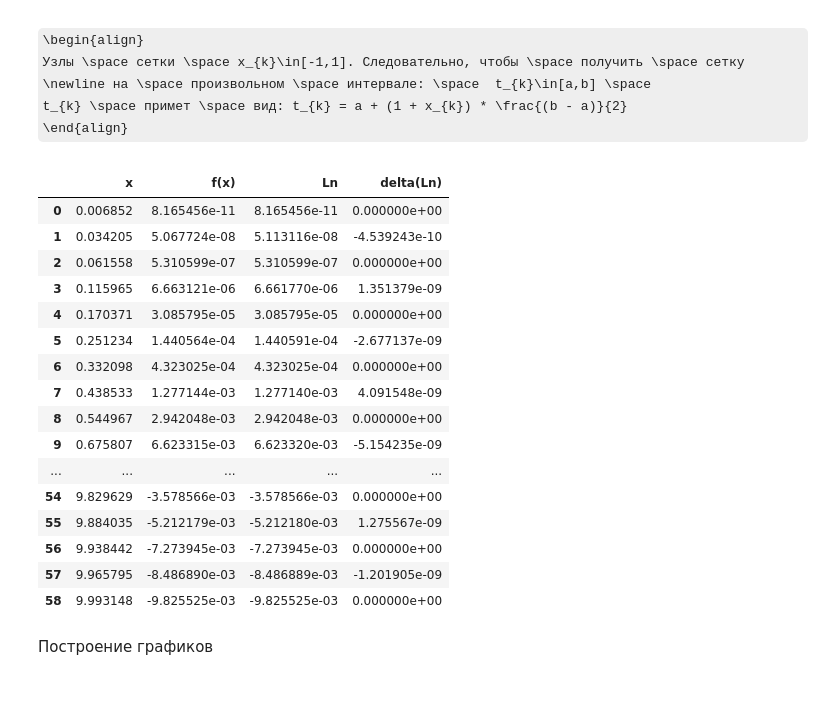
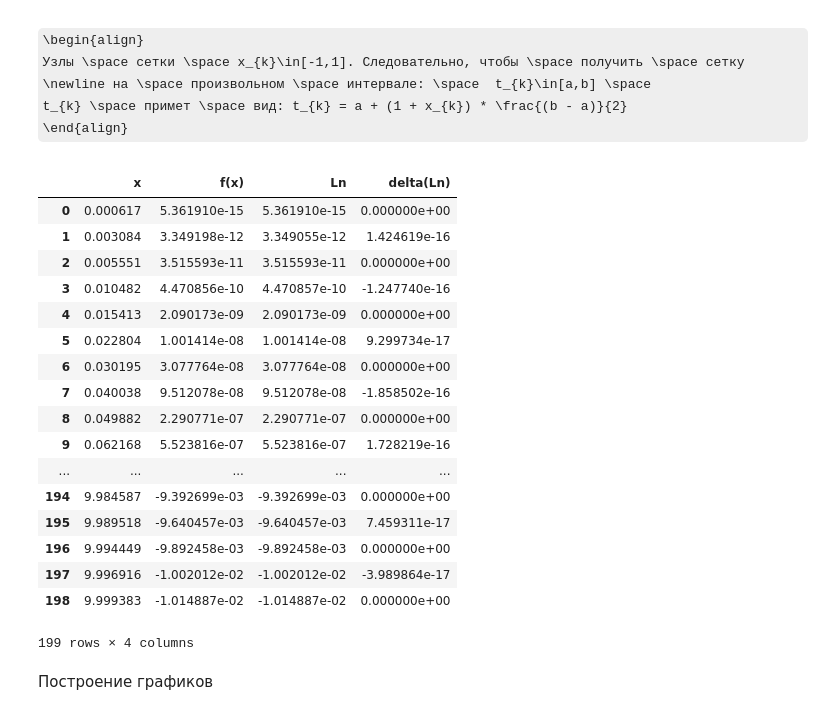
Before and after one commit to neverSleepingOwl/calculus, a Jupyter notebook: lab_1.ipynb, the cells around one changed output. Drawn from its saved outputs; the diff is of its cells as text; code cells hidden in the pictures; some formulas as TeX source.

```diff
--- a/lab_1.ipynb
+++ b/lab_1.ipynb
@@ -178,27 +178,28 @@ t_{k} \space примет \space вид: t_{k} = a + (1 + x_{k}) * \frac{(b - a)
 def chebyshev_poly_range(a,b,n):
     return [a + (1 + x) * (b - a) / 2 for x in chebyshev_poly(n)]
 # %%
-chebyshev_net = chebyshev_poly_range(0,10,30)
+chebyshev_net = chebyshev_poly_range(0,10,100)
 chebyshev_result = get_interpolation_result(f, chebyshev_net, get_check_net(chebyshev_net))
 chebyshev_result
 # %% [output]
 |  | x | f(x) | Ln | delta(Ln) |
-| 0 | 0.006852 | 8.165456e-11 | 8.165456e-11 | 0.000000e+00 |
-| 1 | 0.034205 | 5.067724e-08 | 5.113116e-08 | -4.539243e-10 |
-| 2 | 0.061558 | 5.310599e-07 | 5.310599e-07 | 0.000000e+00 |
-| 3 | 0.115965 | 6.663121e-06 | 6.661770e-06 | 1.351379e-09 |
-| 4 | 0.170371 | 3.085795e-05 | 3.085795e-05 | 0.000000e+00 |
-| 5 | 0.251234 | 1.440564e-04 | 1.440591e-04 | -2.677137e-09 |
-| 6 | 0.332098 | 4.323025e-04 | 4.323025e-04 | 0.000000e+00 |
-| 7 | 0.438533 | 1.277144e-03 | 1.277140e-03 | 4.091548e-09 |
-| 8 | 0.544967 | 2.942048e-03 | 2.942048e-03 | 0.000000e+00 |
-| 9 | 0.675807 | 6.623315e-03 | 6.623320e-03 | -5.154235e-09 |
+| 0 | 0.000617 | 5.361910e-15 | 5.361910e-15 | 0.000000e+00 |
+| 1 | 0.003084 | 3.349198e-12 | 3.349055e-12 | 1.424619e-16 |
+| 2 | 0.005551 | 3.515593e-11 | 3.515593e-11 | 0.000000e+00 |
+| 3 | 0.010482 | 4.470856e-10 | 4.470857e-10 | -1.247740e-16 |
+| 4 | 0.015413 | 2.090173e-09 | 2.090173e-09 | 0.000000e+00 |
+| 5 | 0.022804 | 1.001414e-08 | 1.001414e-08 | 9.299734e-17 |
+| 6 | 0.030195 | 3.077764e-08 | 3.077764e-08 | 0.000000e+00 |
+| 7 | 0.040038 | 9.512078e-08 | 9.512078e-08 | -1.858502e-16 |
+| 8 | 0.049882 | 2.290771e-07 | 2.290771e-07 | 0.000000e+00 |
+| 9 | 0.062168 | 5.523816e-07 | 5.523816e-07 | 1.728219e-16 |
 | ... | ... | ... | ... | ... |
-| 54 | 9.829629 | -3.578566e-03 | -3.578566e-03 | 0.000000e+00 |
-| 55 | 9.884035 | -5.212179e-03 | -5.212180e-03 | 1.275567e-09 |
-| 56 | 9.938442 | -7.273945e-03 | -7.273945e-03 | 0.000000e+00 |
-| 57 | 9.965795 | -8.486890e-03 | -8.486889e-03 | -1.201905e-09 |
-| 58 | 9.993148 | -9.825525e-03 | -9.825525e-03 | 0.000000e+00 |
+| 194 | 9.984587 | -9.392699e-03 | -9.392699e-03 | 0.000000e+00 |
+| 195 | 9.989518 | -9.640457e-03 | -9.640457e-03 | 7.459311e-17 |
+| 196 | 9.994449 | -9.892458e-03 | -9.892458e-03 | 0.000000e+00 |
+| 197 | 9.996916 | -1.002012e-02 | -1.002012e-02 | -3.989864e-17 |
+| 198 | 9.999383 | -1.014887e-02 | -1.014887e-02 | 0.000000e+00 |
+199 rows × 4 columns
 # %% [markdown]
 Построение графиков
 # %%
```
Also changed, not shown: parts of 3 cells of this notebook, 2 other files.
